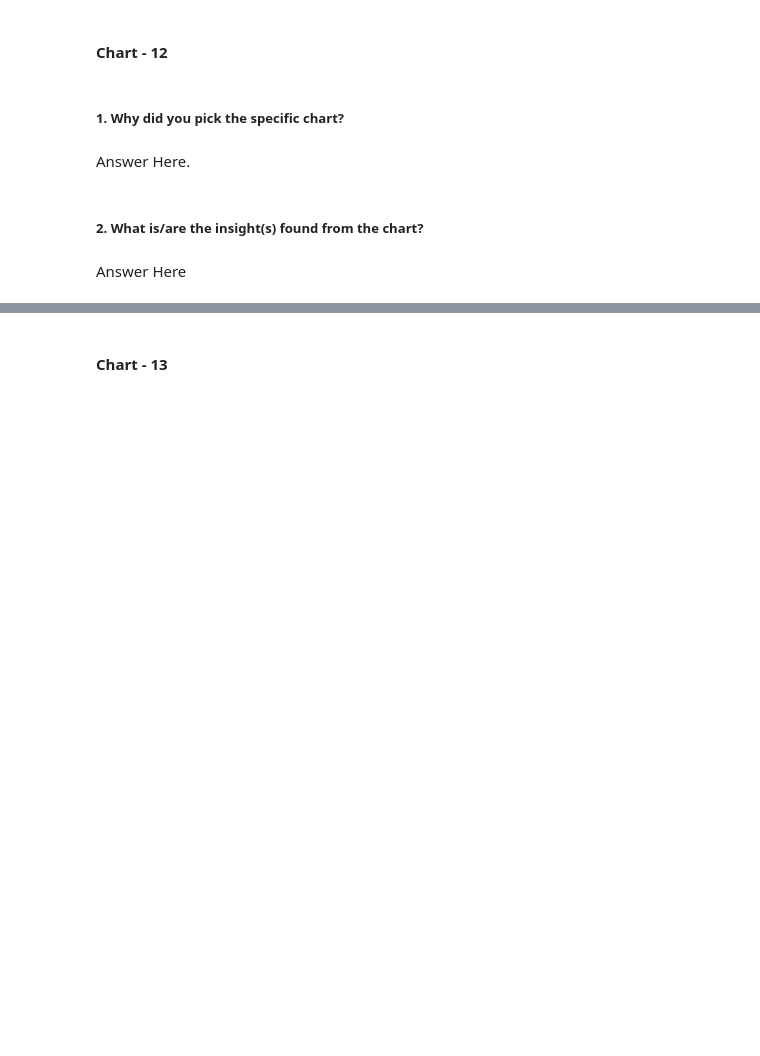
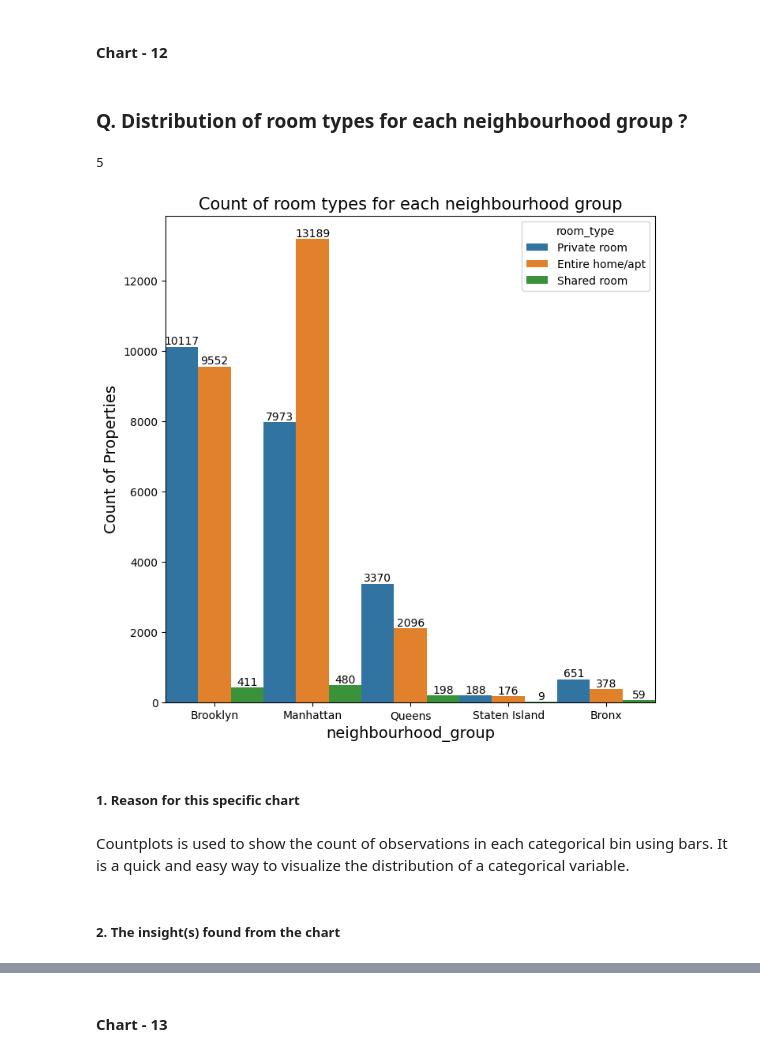
Before and after one commit to praveen-kumar-maurya/Airbnb-bookings-analysis-Capstone-project---1-, a Jupyter notebook: Capstone_Project_1_(Airbnb_Bookings_Analysis).ipynb, the cells around one changed output, grey strips where cells are left out. Drawn from its saved outputs; the diff is of its cells as text; code cells hidden in the pictures; blank space fills up the shorter version.

```diff
--- a/Capstone_Project_1_(Airbnb_Bookings_Analysis).ipynb
+++ b/Capstone_Project_1_(Airbnb_Bookings_Analysis).ipynb
@@ -1140,8 +1216,35 @@ Answer Here
+# %% [markdown]
+### Q. Distribution of room types for each neighbourhood group ?
+# %%
+airbnb['neighbourhood_group'].nunique()
+# %% [output]
+5
+# %%
+# Chart - 12 visualization code
+
+plt.figure(figsize = (8,8))
+
+ax = sns.countplot(data= airbnb, x= 'neighbourhood_group', hue= 'room_type', width= 1)
+
+for bars in ax.containers:
+  ax.bar_label(bars)
+
+# setting plot title and labels
+plt.title('Count of room types for each neighbourhood group', fontsize = 15)
+plt.xlabel('neighbourhood_group', fontsize = 14)
+plt.ylabel('Count of Properties', fontsize = 14)
+
+# changing fontsize of tick labels
+plt.tick_params(axis='x', labelsize=10)
+plt.tick_params(axis='y', labelsize=10)
+
+# display plot
+plt.show()
+# %% [output]
+[figure, added]
 # %% [markdown]
-##### 1. Why did you pick the specific chart?
+##### 1. Reason for this specific chart
-# %% [markdown]
-Answer Here.
+# %% [markdown]
+Countplots is used to show the count of observations in each categorical bin using bars. It is a quick and easy way to visualize the distribution of a categorical variable.
 # %% [markdown]
-##### 2. What is/are the insight(s) found from the chart?
+##### 2. The insight(s) found from the chart
-# %% [markdown]
-Answer Here
```
Also changed, not shown: parts of 52 cells of this notebook.
